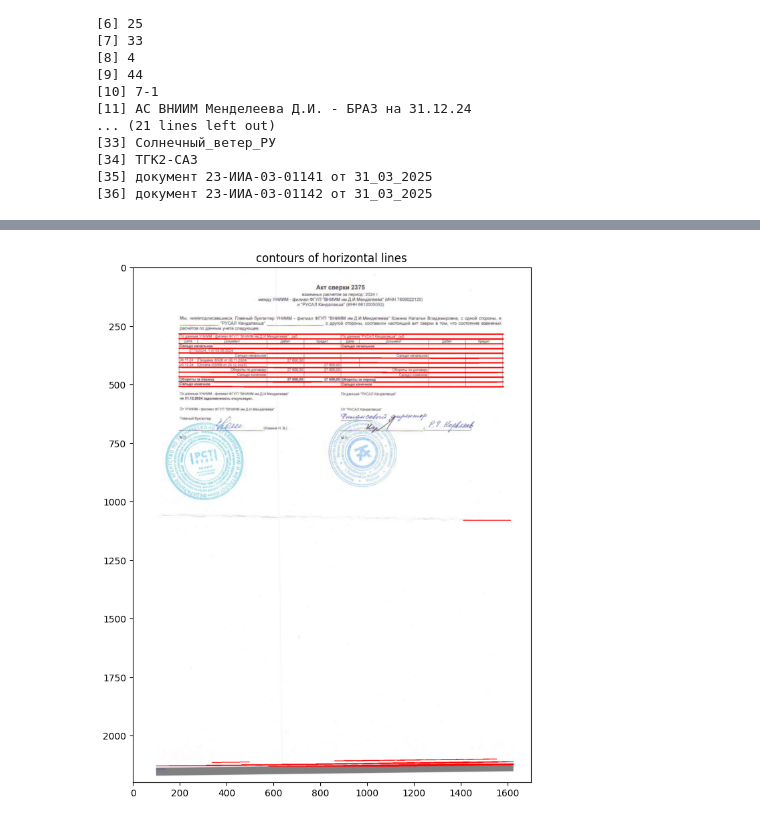
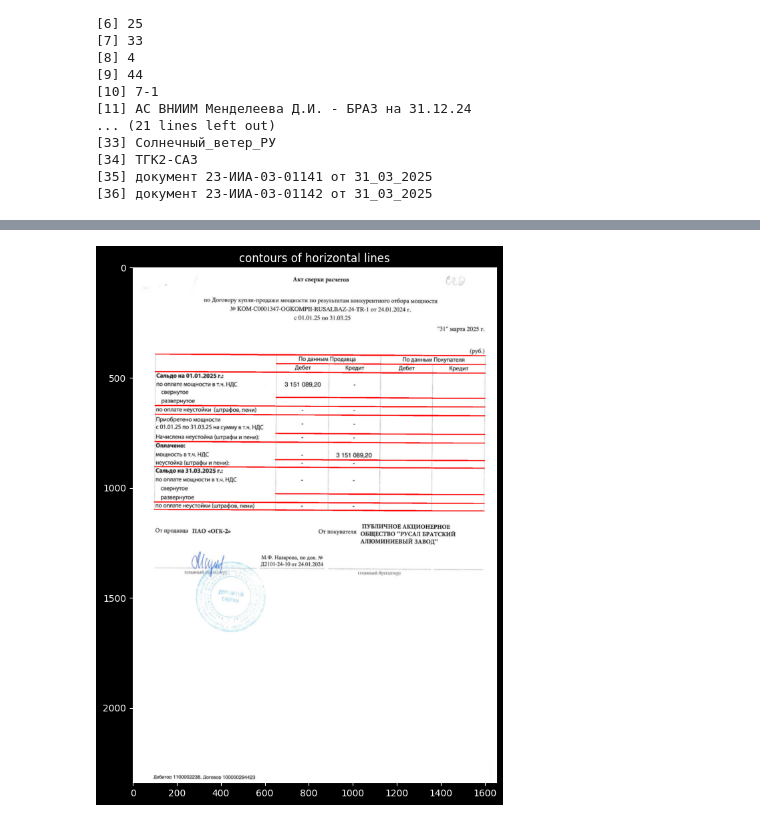
Before and after one commit to SergeyKrasnoslobodtsev/recon_vision, a Jupyter notebook: notebooks/test_table_mask.ipynb, the cells around one changed output, grey strips where cells are left out. Drawn from its saved outputs; the diff is of its cells as text; code cells hidden in the pictures.

```diff
--- a/notebooks/test_table_mask.ipynb
+++ b/notebooks/test_table_mask.ipynb
@@ -28,12 +28,12 @@ for i, file in enumerate(files):
 [35] документ 23-ИИА-03-01141 от 31_03_2025
 [36] документ 23-ИИА-03-01142 от 31_03_2025
 # %%
-IDX_FILE = 1
+IDX_FILE = 5
 # %%
 from vision_core.loader.pdf_loader import PDFLoader
 from vision_core.preprocessor.image_orientation import PageOrientationPreprocessor
 
-img = PDFLoader(pdf_bytes=files[IDX_FILE].read_bytes()).get_page_image(page_num=1, dpi=200)
+img = PDFLoader(pdf_bytes=files[IDX_FILE].read_bytes()).get_page_image(page_num=0, dpi=200)
 
 img, _ = PageOrientationPreprocessor().process(img)
 # %% [output]
@@ -78,9 +78,9 @@ gamma_img = cv2.LUT(blur, lut.astype(np.uint8))
 # plt.title("gamma corrected lightness channel")
 # plt.show()
 # %%
-bin_img = cv2.adaptiveThreshold(gamma_img, 255, cv2.ADAPTIVE_THRESH_MEAN_C, cv2.THRESH_BINARY_INV, 15, 5)
-
-# plt.figure(figsize=(20, 30))
-# plt.imshow(bin_img, cmap='gray')
-# plt.title("binary image")
-# plt.show()
+bin_img = cv2.adaptiveThreshold(gamma_img, 255, cv2.ADAPTIVE_THRESH_MEAN_C, cv2.THRESH_BINARY_INV, 11, 5)
+bin_img = cv2.dilate(bin_img, cv2.getStructuringElement(cv2.MORPH_RECT, (1, 1)), iterations=1)
+plt.figure(figsize=(20, 30))
+plt.imshow(bin_img, cmap='gray')
+plt.title("binary image")
+plt.show()
@@ -177,5 +178,5 @@ Found contour at (264, 1, 66, 1)
 # %%
-scale = 40
+scale = 20
 
 # в каждом боксе найдем горизонтальные линии
 h_lines_mask = []
@@ -196,23 +196,23 @@ IndexError: list index out of range
 # %%
 # найдем горизонтальные линии в каждом боксе
 contour_img = img.copy()
 
 h_raw_lines = []
 
 for bbox, mask in zip(bboxes, h_lines_mask, strict=False):
-    lines = cv2.HoughLinesP(mask, 1, np.pi / 180, threshold=15, minLineLength=bbox.width//10, maxLineGap=bbox.width//10)
+    lines = cv2.HoughLinesP(mask, 1, np.pi / 180, threshold=15, minLineLength=bbox.width//8, maxLineGap=bbox.width//10)
     h_raw_lines.append(lines)
     x_min, y_min, x_max, y_max = bbox.to_tuple()
     for line in lines:
         x1, y1, x2, y2 = line[0]
         cv2.line(contour_img, (x1 + x_min, y1 + y_min), (x2 + x_min, y2 + y_min), (255, 0, 0), 2)
 
 plt.figure(figsize=(20, 10))
 plt.imshow(contour_img)
 plt.title("contours of horizontal lines")
 plt.show()
 # %% [output]
-[figure, old version]
+[figure, new version]
 # %%
 from enum import Enum
 from typing import TypeAlias
```
Also changed, not shown: parts of 14 cells of this notebook.
